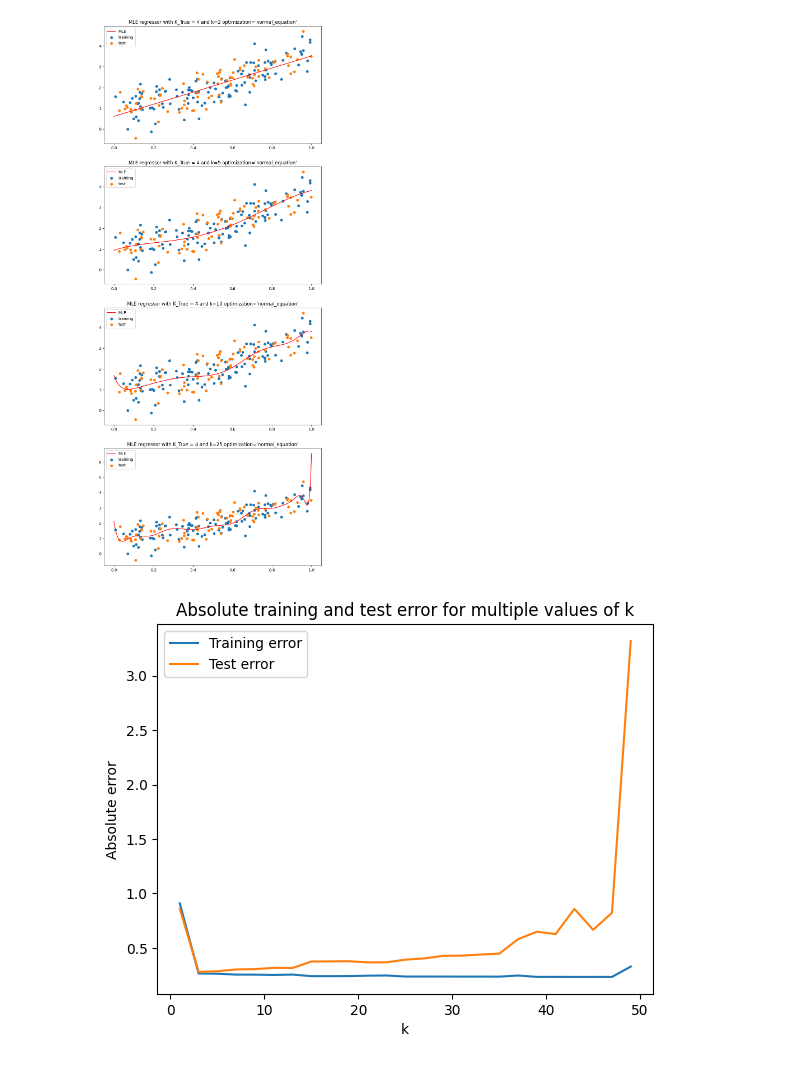
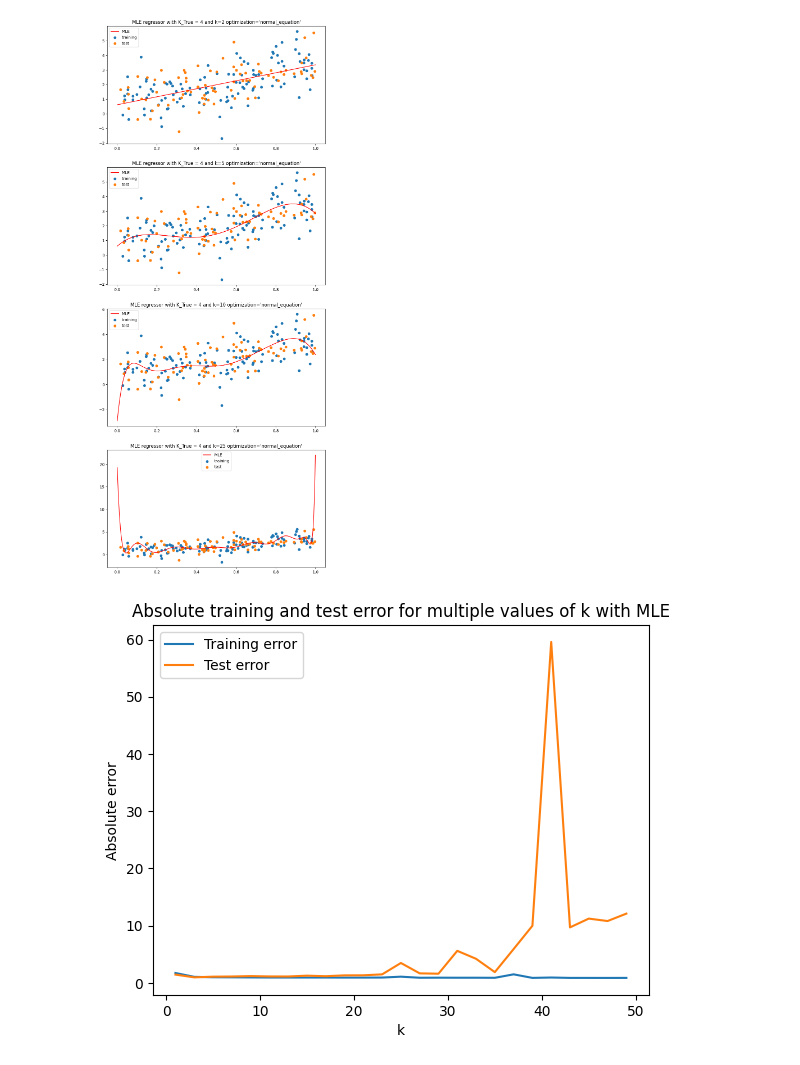
Before and after one commit to MatteoVannucchi0/SMMA-Lab, a Jupyter notebook: Homework4.ipynb, the cells around one changed output. Cells and saved outputs as stored; diff of their text form; code cells hidden in the pictures.

```diff
--- a/Homework4.ipynb
+++ b/Homework4.ipynb
@@ -55,8 +55,7 @@ a = 0
 b = 1
 N = 200
 N_test = int(0.6 * N)
-variance = 0.5
-mean = 1
+variance = 1
 
 X, Y, theta_true = generate_test_problem_dataset(K, N=N, a=a, b=b, variance=variance)
 Xtrain, Ytrain, Xtest, Ytest = shuffle_and_split_dataset(X, Y, N_test)
@@ -206,32 +205,32 @@ def mle_regressor_plot_for_different_k(ks):
 
 mle_regressor_plot_for_different_k(ks=[2, 5, 10, 25])
 # %% [output]
-[figure, old version]
+[figure, new version]
 # %%
 def mle_error_plotting(ks):
     train_errors = []
     test_errors = []
 
     for k in ks:
         theta_star = MLE((Xtrain, Ytrain), k, optimization="normal_equation")
 
         train_error = average_absolute_error(theta_star, (Xtrain, Ytrain))
         test_error = average_absolute_error(theta_star, (Xtest, Ytest))
 
         train_errors.append(train_error)
         test_errors.append(test_error)
 
     plt.plot(ks, train_errors, label="Training error")
     plt.plot(ks, test_errors, label="Test error")
     plt.xlabel("k")
     plt.ylabel("Absolute error")
-    plt.title("Absolute training and test error for multiple values of k")
+    plt.title("Absolute training and test error for multiple values of k with MLE")
     plt.legend()
 
 
 mle_error_plotting(ks=range(1, 50,2))
 # %% [output]
-[figure, old version]
+[figure, new version]
 # %%
 def map_grad_func(theta, X, Y, K, lambda_):
     return mle_grad_func(theta, X, Y, K) + 2 * lambda_ * theta
```
Also changed, not shown: parts of 7 cells of this notebook.
